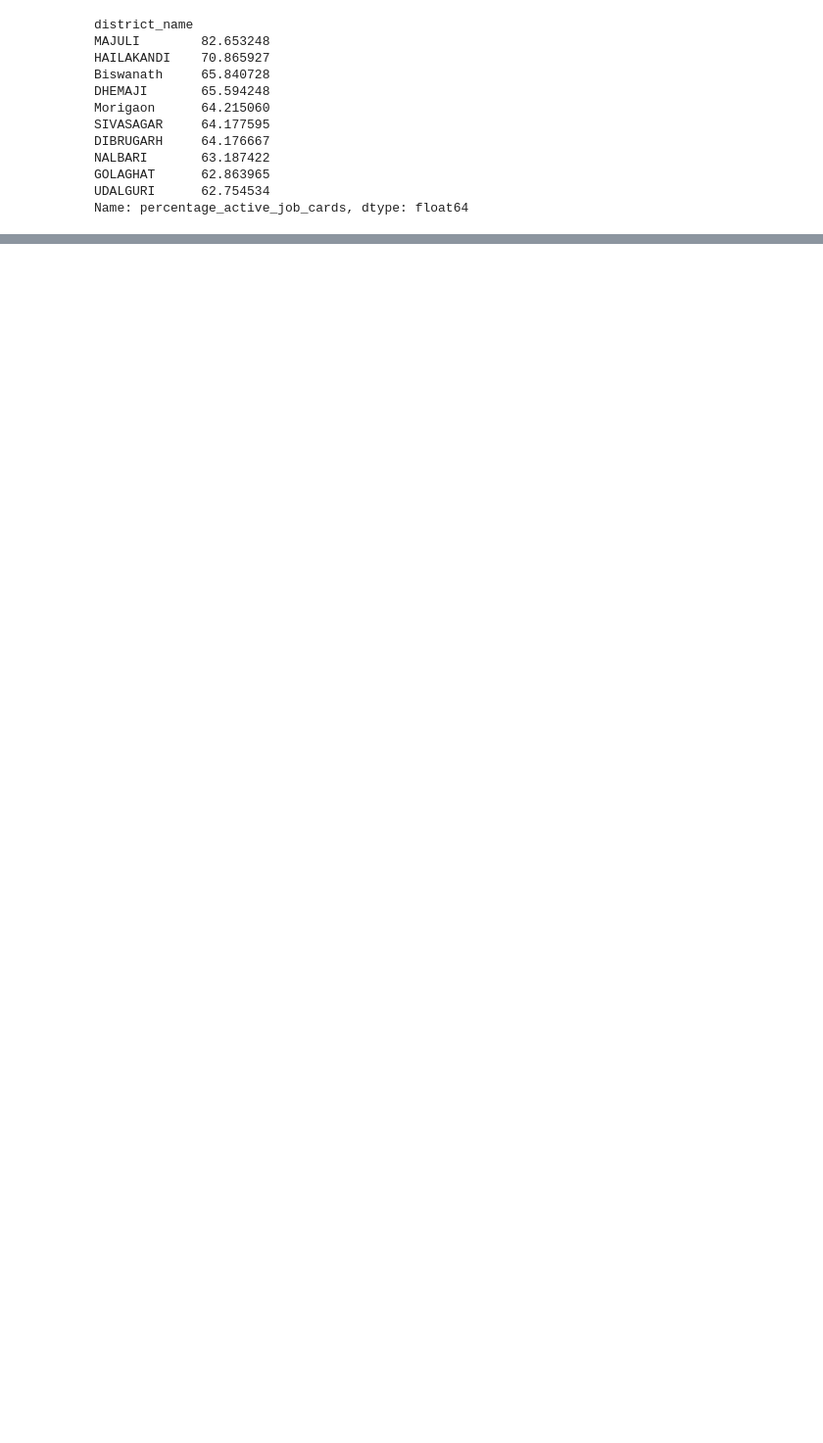
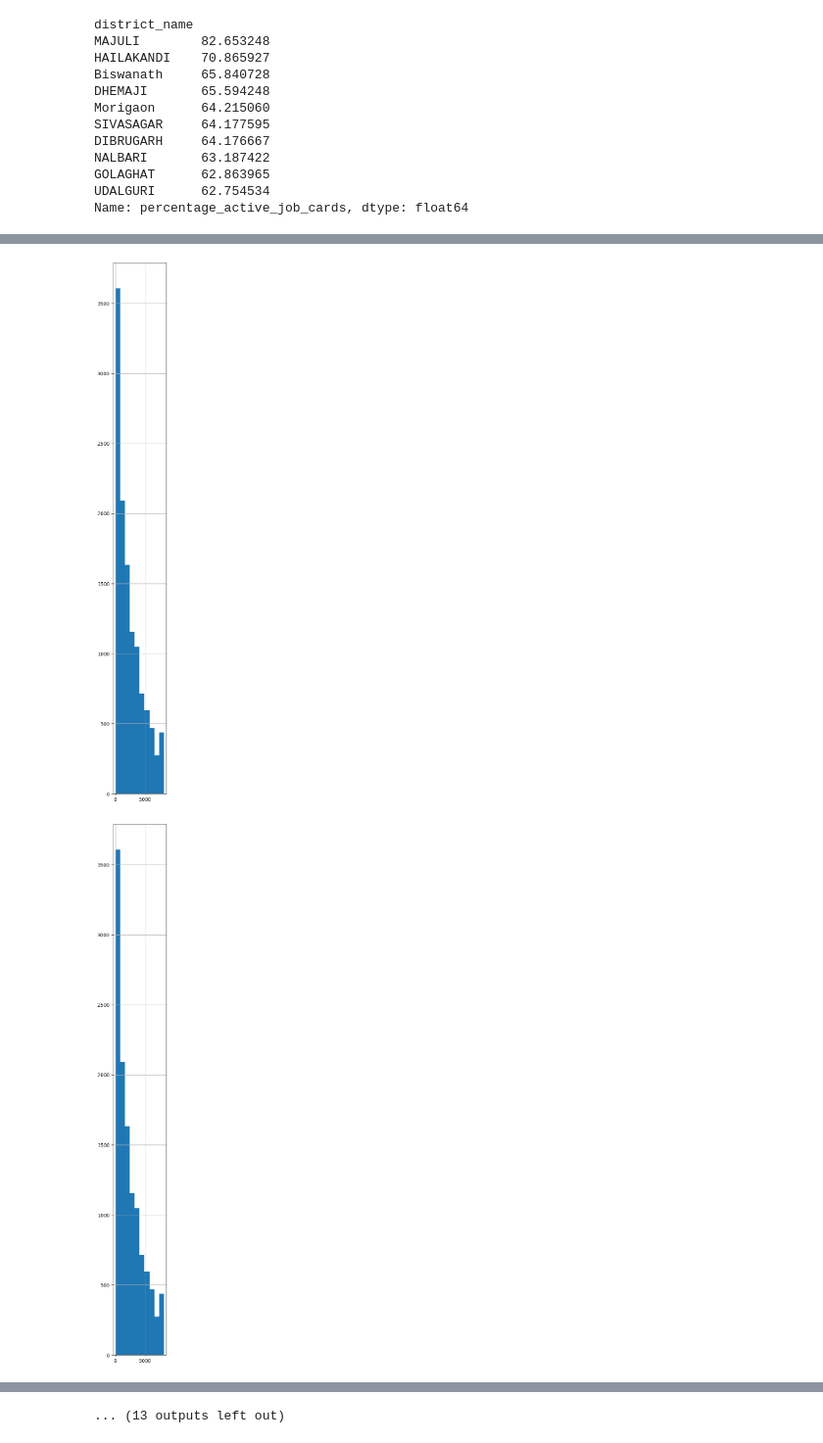
Before and after one commit to iamabirakash/INT-375, a Jupyter notebook: AssamEmployment.ipynb, the cells around one changed output, grey strips where cells are left out. Shown at 98% size. Saved outputs shown, nothing was run; the diff lists cells and outputs as text; code cells hidden in the pictures; blank space fills up the shorter version.

```diff
--- a/AssamEmployment.ipynb
+++ b/AssamEmployment.ipynb
@@ -480,0 +448,7 @@ plt.show()
+# %%
+for cols in numeric_cols:
+    data1[col].hist(figsize=(2,20))
+    plt.show()
+# %% [output]
+[figure, added]
+[figure, added]
@@ -480,0 +465 @@ plt.show()
+... (13 outputs left out)
```
Also changed, not shown: parts of 28 cells of this notebook.
